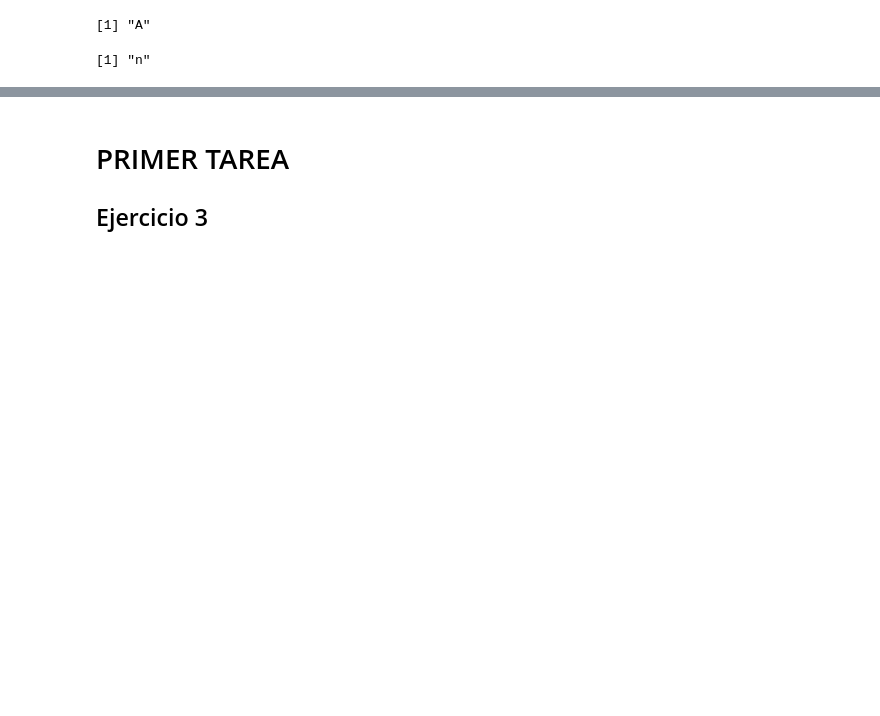
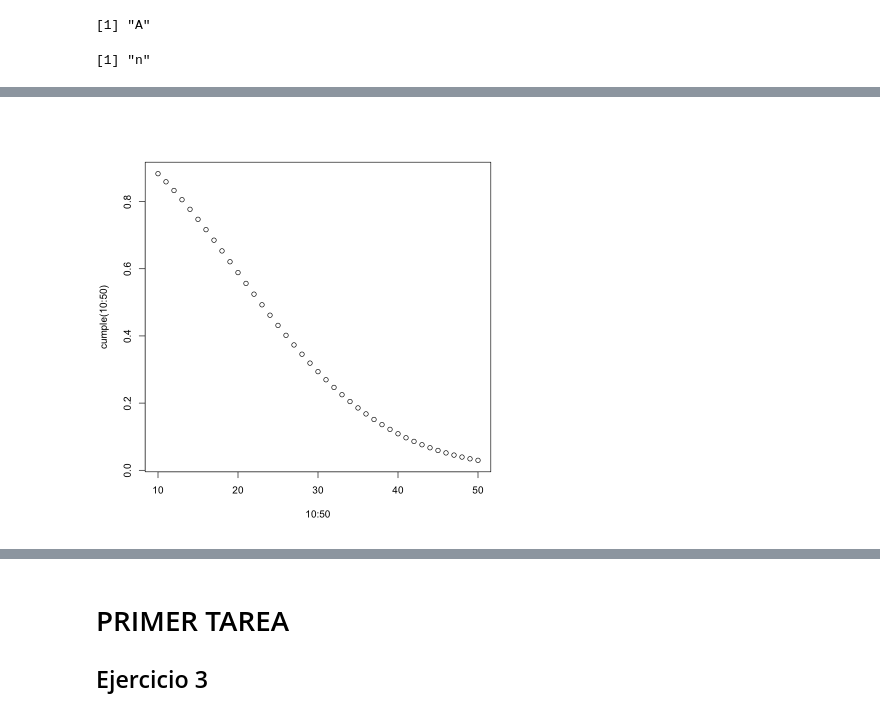
Before and after one commit to Crisel8a/Probabilidad, a Jupyter notebook: Proba_R.ipynb, the cells around one changed output, grey strips where cells are left out. Cells and saved outputs as stored; diff of their text form; code cells hidden in the pictures; blank space fills up the shorter version.

```diff
--- a/Proba_R.ipynb
+++ b/Proba_R.ipynb
@@ -356,0 +382,3 @@ repeticiones = replicate(n = numRepeticiones,{
+# %%
+cumple <- function(n)
+    exp(lfactorial(365)-lfactorial(365-n)-n*log(365))
@@ -356,0 +389,4 @@ repeticiones = replicate(n = numRepeticiones,{
+# %%
+plot(10:50, cumple(10:50))
+# %% [output]
+[figure, added]
```
Also changed, not shown: parts of 23 cells of this notebook, 1 other file.
